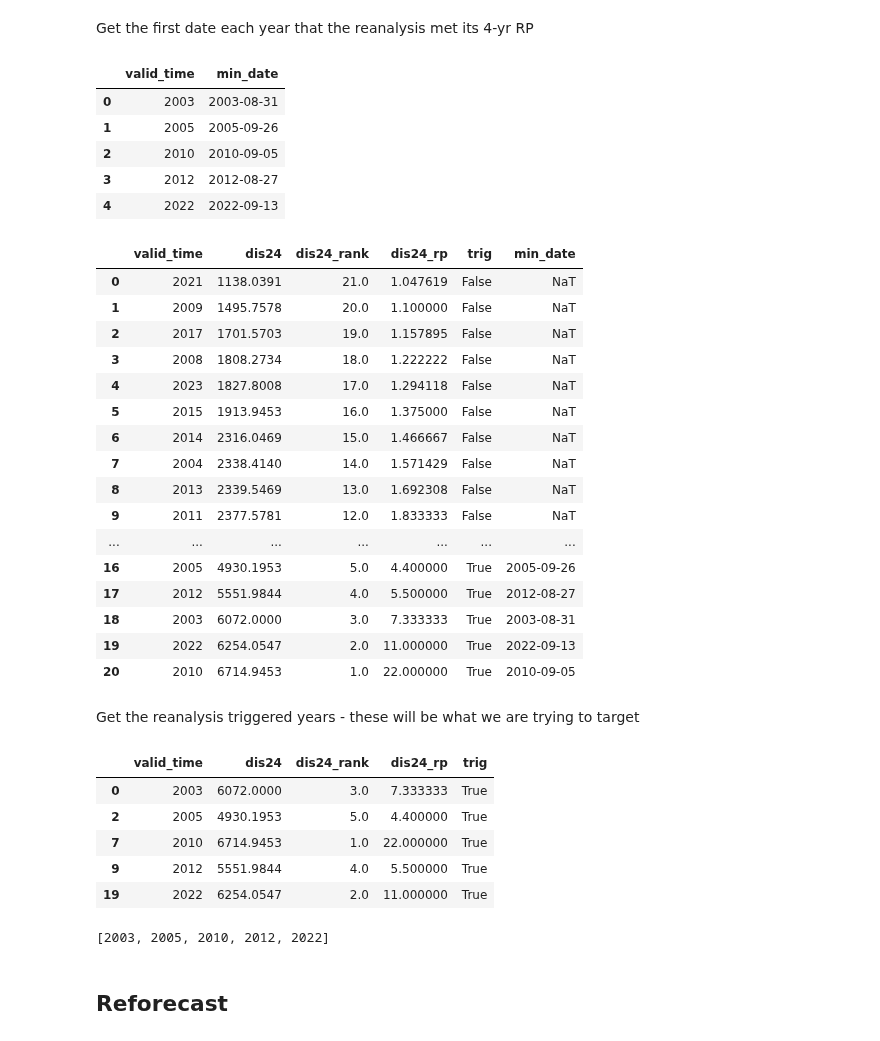
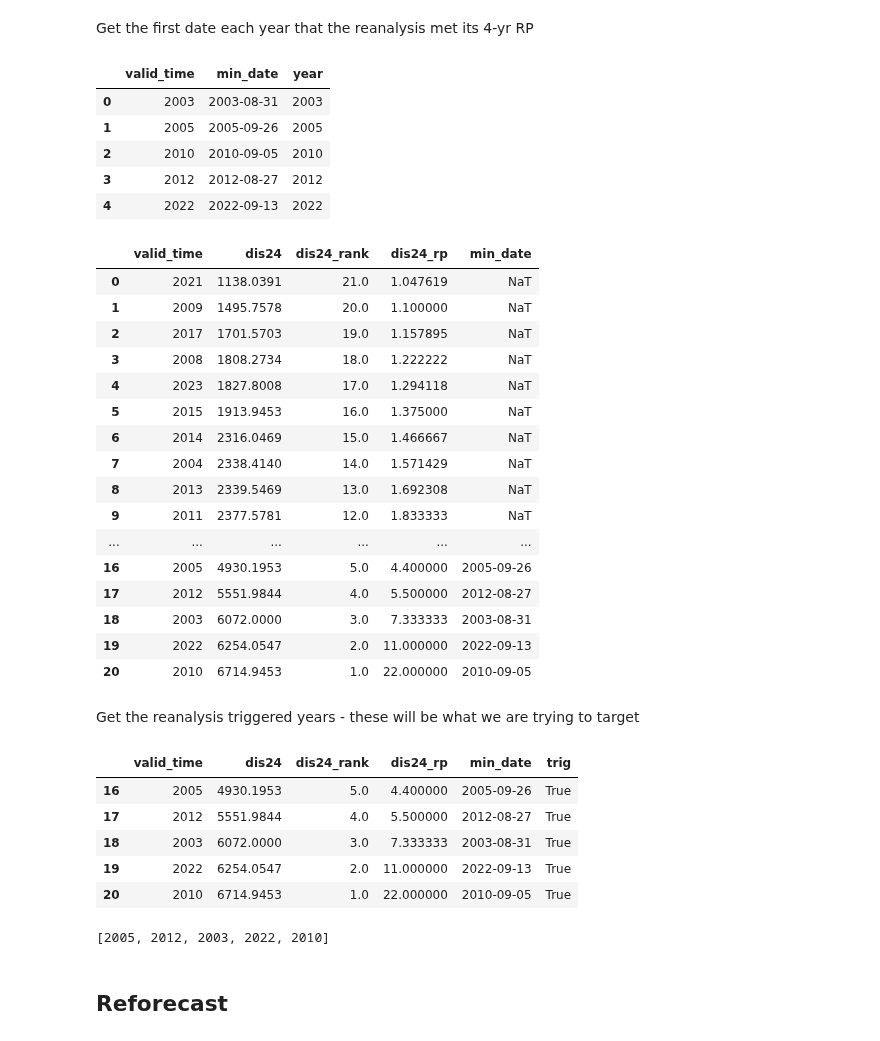
Before and after one commit to OCHA-DAP/pa-aa-tcd-flooding, a Jupyter notebook: analysis/glofas_reforecast_2025.ipynb, the cells around one changed output. Saved outputs shown, nothing was run; the diff lists cells and outputs as text; code cells hidden in the pictures.

```diff
--- a/analysis/glofas_reforecast_2025.ipynb
+++ b/analysis/glofas_reforecast_2025.ipynb
@@ -89,43 +89,44 @@ Get the first date each year that the reanalysis met its 4-yr RP
 # %%
 df_rea_startdates = (
     (
         df_rea[df_rea["dis24"] >= thresh_a]
         .groupby(df_rea["valid_time"].dt.year)["valid_time"]
         .min()
     )
     .rename("min_date")
     .reset_index()
 )
+df_rea_startdates["year"] = df_rea_startdates["valid_time"]
 df_rea_startdates
 # %% [output]
-|  | valid_time | min_date |
-| 0 | 2003 | 2003-08-31 |
-| 1 | 2005 | 2005-09-26 |
-| 2 | 2010 | 2010-09-05 |
-| 3 | 2012 | 2012-08-27 |
-| 4 | 2022 | 2022-09-13 |
+|  | valid_time | min_date | year |
+| 0 | 2003 | 2003-08-31 | 2003 |
+| 1 | 2005 | 2005-09-26 | 2005 |
+| 2 | 2010 | 2010-09-05 | 2010 |
+| 3 | 2012 | 2012-08-27 | 2012 |
+| 4 | 2022 | 2022-09-13 | 2022 |
 # %%
 df_rea_yearly = df_rea_yearly.merge(df_rea_startdates, how="left")
 # %%
 df_rea_yearly
 # %% [output]
-|  | valid_time | dis24 | dis24_rank | dis24_rp | trig | min_date |
-| 0 | 2021 | 1138.0391 | 21.0 | 1.047619 | False | NaT |
-| 1 | 2009 | 1495.7578 | 20.0 | 1.100000 | False | NaT |
-| 2 | 2017 | 1701.5703 | 19.0 | 1.157895 | False | NaT |
-| 3 | 2008 | 1808.2734 | 18.0 | 1.222222 | False | NaT |
-| 4 | 2023 | 1827.8008 | 17.0 | 1.294118 | False | NaT |
-| 5 | 2015 | 1913.9453 | 16.0 | 1.375000 | False | NaT |
-| 6 | 2014 | 2316.0469 | 15.0 | 1.466667 | False | NaT |
-| 7 | 2004 | 2338.4140 | 14.0 | 1.571429 | False | NaT |
-| 8 | 2013 | 2339.5469 | 13.0 | 1.692308 | False | NaT |
-| 9 | 2011 | 2377.5781 | 12.0 | 1.833333 | False | NaT |
-| ... | ... | ... | ... | ... | ... | ... |
-| 16 | 2005 | 4930.1953 | 5.0 | 4.400000 | True | 2005-09-26 |
-| 17 | 2012 | 5551.9844 | 4.0 | 5.500000 | True | 2012-08-27 |
-| 18 | 2003 | 6072.0000 | 3.0 | 7.333333 | True | 2003-08-31 |
-| 19 | 2022 | 6254.0547 | 2.0 | 11.000000 | True | 2022-09-13 |
-| 20 | 2010 | 6714.9453 | 1.0 | 22.000000 | True | 2010-09-05 |
+|  | valid_time | dis24 | dis24_rank | dis24_rp | min_date |
+| 0 | 2021 | 1138.0391 | 21.0 | 1.047619 | NaT |
+| 1 | 2009 | 1495.7578 | 20.0 | 1.100000 | NaT |
+| 2 | 2017 | 1701.5703 | 19.0 | 1.157895 | NaT |
+| 3 | 2008 | 1808.2734 | 18.0 | 1.222222 | NaT |
+| 4 | 2023 | 1827.8008 | 17.0 | 1.294118 | NaT |
+| 5 | 2015 | 1913.9453 | 16.0 | 1.375000 | NaT |
+| 6 | 2014 | 2316.0469 | 15.0 | 1.466667 | NaT |
+| 7 | 2004 | 2338.4140 | 14.0 | 1.571429 | NaT |
+| 8 | 2013 | 2339.5469 | 13.0 | 1.692308 | NaT |
+| 9 | 2011 | 2377.5781 | 12.0 | 1.833333 | NaT |
+| ... | ... | ... | ... | ... | ... |
+| 16 | 2005 | 4930.1953 | 5.0 | 4.400000 | 2005-09-26 |
+| 17 | 2012 | 5551.9844 | 4.0 | 5.500000 | 2012-08-27 |
+| 18 | 2003 | 6072.0000 | 3.0 | 7.333333 | 2003-08-31 |
+| 19 | 2022 | 6254.0547 | 2.0 | 11.000000 | 2022-09-13 |
+| 20 | 2010 | 6714.9453 | 1.0 | 22.000000 | 2010-09-05 |
 # %% [markdown]
 Get the reanalysis triggered years - these will be what we are trying to target
 # %%
@@ -133,18 +134,18 @@ df_rea_yearly["trig"] = df_rea_yearly["dis24_rp"] >= rp_a
 # %%
 df_rea_yearly[df_rea_yearly["trig"]]
 # %% [output]
-|  | valid_time | dis24 | dis24_rank | dis24_rp | trig |
-| 0 | 2003 | 6072.0000 | 3.0 | 7.333333 | True |
-| 2 | 2005 | 4930.1953 | 5.0 | 4.400000 | True |
-| 7 | 2010 | 6714.9453 | 1.0 | 22.000000 | True |
-| 9 | 2012 | 5551.9844 | 4.0 | 5.500000 | True |
-| 19 | 2022 | 6254.0547 | 2.0 | 11.000000 | True |
+|  | valid_time | dis24 | dis24_rank | dis24_rp | min_date | trig |
+| 16 | 2005 | 4930.1953 | 5.0 | 4.400000 | 2005-09-26 | True |
+| 17 | 2012 | 5551.9844 | 4.0 | 5.500000 | 2012-08-27 | True |
+| 18 | 2003 | 6072.0000 | 3.0 | 7.333333 | 2003-08-31 | True |
+| 19 | 2022 | 6254.0547 | 2.0 | 11.000000 | 2022-09-13 | True |
+| 20 | 2010 | 6714.9453 | 1.0 | 22.000000 | 2010-09-05 | True |
 # %%
 target_years = df_rea_yearly[df_rea_yearly["trig"]]["valid_time"].to_list()
 # %%
 target_years
 # %% [output]
-[2003, 2005, 2010, 2012, 2022]
+[2005, 2012, 2003, 2022, 2010]
 # %% [markdown]
 ## Reforecast
 # %%
```
Also changed, not shown: parts of 1 cell of this notebook, 1 other file.
